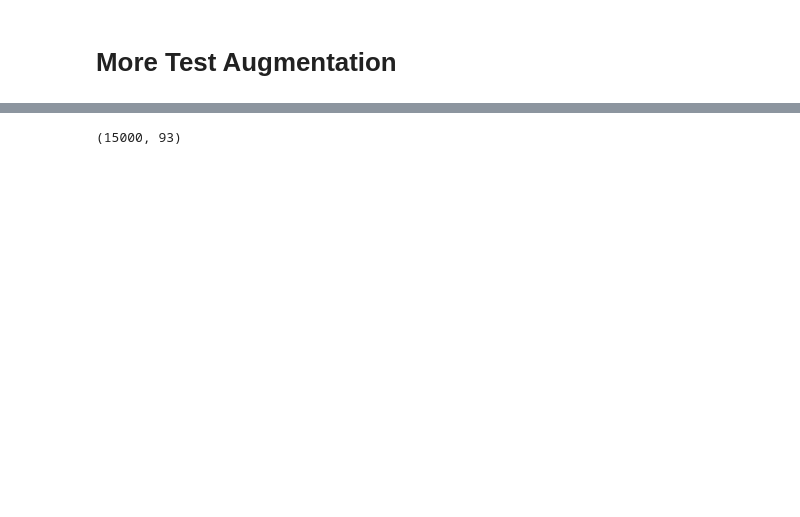
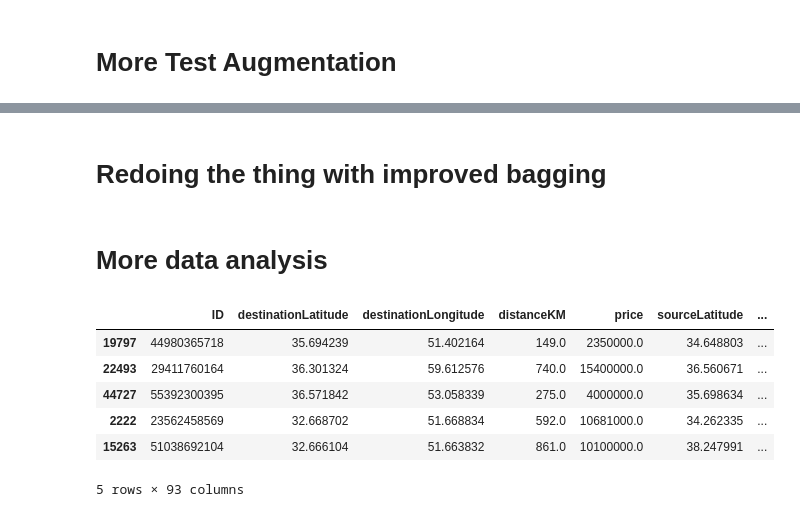
Before and after one commit to kiskani/Ubaar-Competition, a Jupyter notebook: Ubaar-OneHot-Feature-Generationation.ipynb, the cells around one changed output, grey strips where cells are left out. Saved outputs shown, nothing was run; the diff lists cells and outputs as text; code cells hidden in the pictures; blank space fills up the shorter version.

```diff
--- a/Ubaar-OneHot-Feature-Generationation.ipynb
+++ b/Ubaar-OneHot-Feature-Generationation.ipynb
@@ -335,4 +316,2 @@ test.head()
-# %%
-test.shape
-# %% [output]
-(15000, 93)
+# %% [markdown]
+# Redoing the thing with improved bagging
@@ -338,0 +355,13 @@ test.shape
+# %% [markdown]
+# More data analysis
+# %%
+train = pd.read_pickle('dataFrames/train_OneHotEncoding_new_June14th.pkl')
+train.head()
+# %% [output]
+|  | ID | destinationLatitude | destinationLongitude | distanceKM | price | sourceLatitude | ... |
+| 19797 | 44980365718 | 35.694239 | 51.402164 | 149.0 | 2350000.0 | 34.648803 | ... |
+| 22493 | 29411760164 | 36.301324 | 59.612576 | 740.0 | 15400000.0 | 36.560671 | ... |
+| 44727 | 55392300395 | 36.571842 | 53.058339 | 275.0 | 4000000.0 | 35.698634 | ... |
+| 2222 | 23562458569 | 32.668702 | 51.668834 | 592.0 | 10681000.0 | 34.262335 | ... |
+| 15263 | 51038692104 | 32.666104 | 51.663832 | 861.0 | 10100000.0 | 38.247991 | ... |
+5 rows × 93 columns
```
Also changed, not shown: parts of 10 cells of this notebook, 3 other files.
